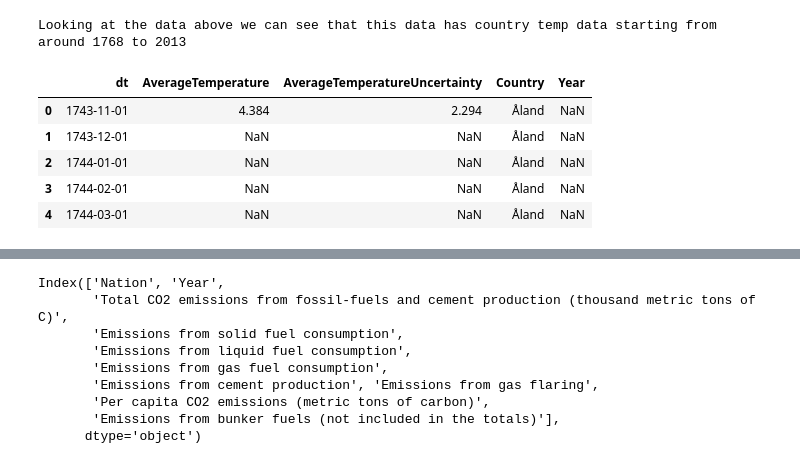
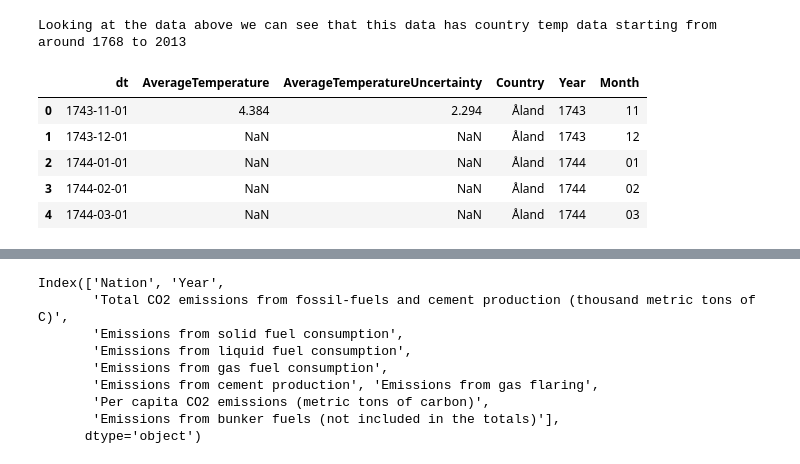
Before and after one commit to KennytheSun/Global_Warming_Repo, a Jupyter notebook: Script/Overall_US_Temp_CO2emissions_1768-2013.ipynb, the cells around one changed output, grey strips where cells are left out. Drawn from its saved outputs; the diff is of its cells as text; code cells hidden in the pictures.

```diff
--- a/Script/Overall_US_Temp_CO2emissions_1768-2013.ipynb
+++ b/Script/Overall_US_Temp_CO2emissions_1768-2013.ipynb
@@ -61,21 +61,26 @@ Looking at the data above we can see that this data has country temp data starti
 # %%
 #Begin Datacleaning
 # %%
-#create a for loop to iterate over the years
-start_year = 1750
-end_year = 2013
+#Extracting year and month from the data(data1)
+global_temp_df['Year'] = global_temp_df['dt'].str[:4]
+global_temp_df['Month'] = global_temp_df['dt'].str[5:7]
+global_temp_df.head()
 
-# #to input the incremental years from 1849 to 2013,created a for loop
-# Summer month is June so using the string 6 on date
-for year in range(start_year, end_year + 1):
-    global_temp_df.loc[global_temp_df['dt'].str.contains(str(year)+ "-06"), 'Year'] = str(year)
-   # temp_df.loc[temp_df['dt'].str.contains(str(year)), 'Year'] = str(year)
+# #create a for loop to iterate over the years
+# start_year = 1750
+# end_year = 2013
+
+# # #to input the incremental years from 1849 to 2013,created a for loop
+# # Summer month is June so using the string 6 on date
+# for year in range(start_year, end_year + 1):
+#     global_temp_df.loc[global_temp_df['dt'].str.contains(str(year)+ "-06"), 'Year'] = str(year)
+#    # temp_df.loc[temp_df['dt'].str.contains(str(year)), 'Year'] = str(year)
 
 global_temp_df.head()
 # %% [output]
-|  | dt | AverageTemperature | AverageTemperatureUncertainty | Country | Year |
-| 0 | 1743-11-01 | 4.384 | 2.294 | Åland | NaN |
-| 1 | 1743-12-01 | NaN | NaN | Åland | NaN |
-| 2 | 1744-01-01 | NaN | NaN | Åland | NaN |
-| 3 | 1744-02-01 | NaN | NaN | Åland | NaN |
-| 4 | 1744-03-01 | NaN | NaN | Åland | NaN |
+|  | dt | AverageTemperature | AverageTemperatureUncertainty | Country | Year | Month |
+| 0 | 1743-11-01 | 4.384 | 2.294 | Åland | 1743 | 11 |
+| 1 | 1743-12-01 | NaN | NaN | Åland | 1743 | 12 |
+| 2 | 1744-01-01 | NaN | NaN | Åland | 1744 | 01 |
+| 3 | 1744-02-01 | NaN | NaN | Åland | 1744 | 02 |
+| 4 | 1744-03-01 | NaN | NaN | Åland | 1744 | 03 |
```
Also changed, not shown: parts of 9 cells of this notebook.
